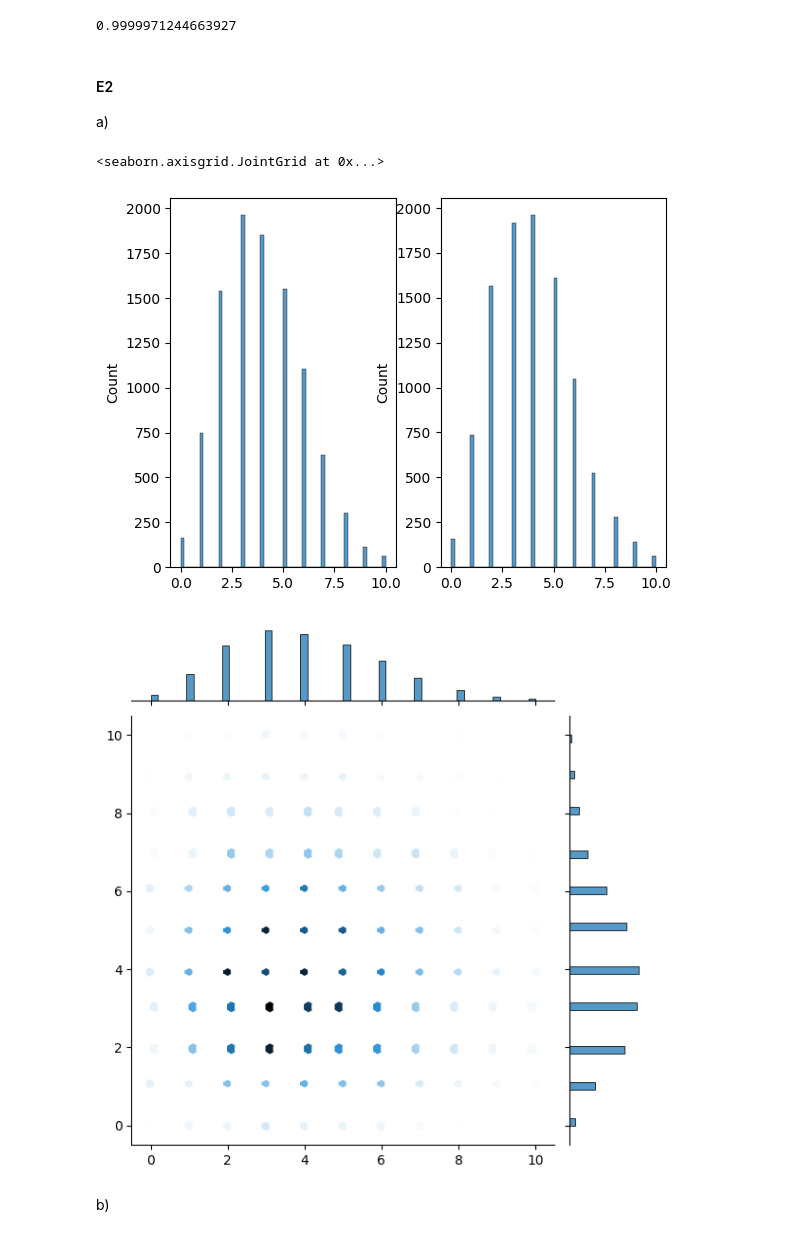
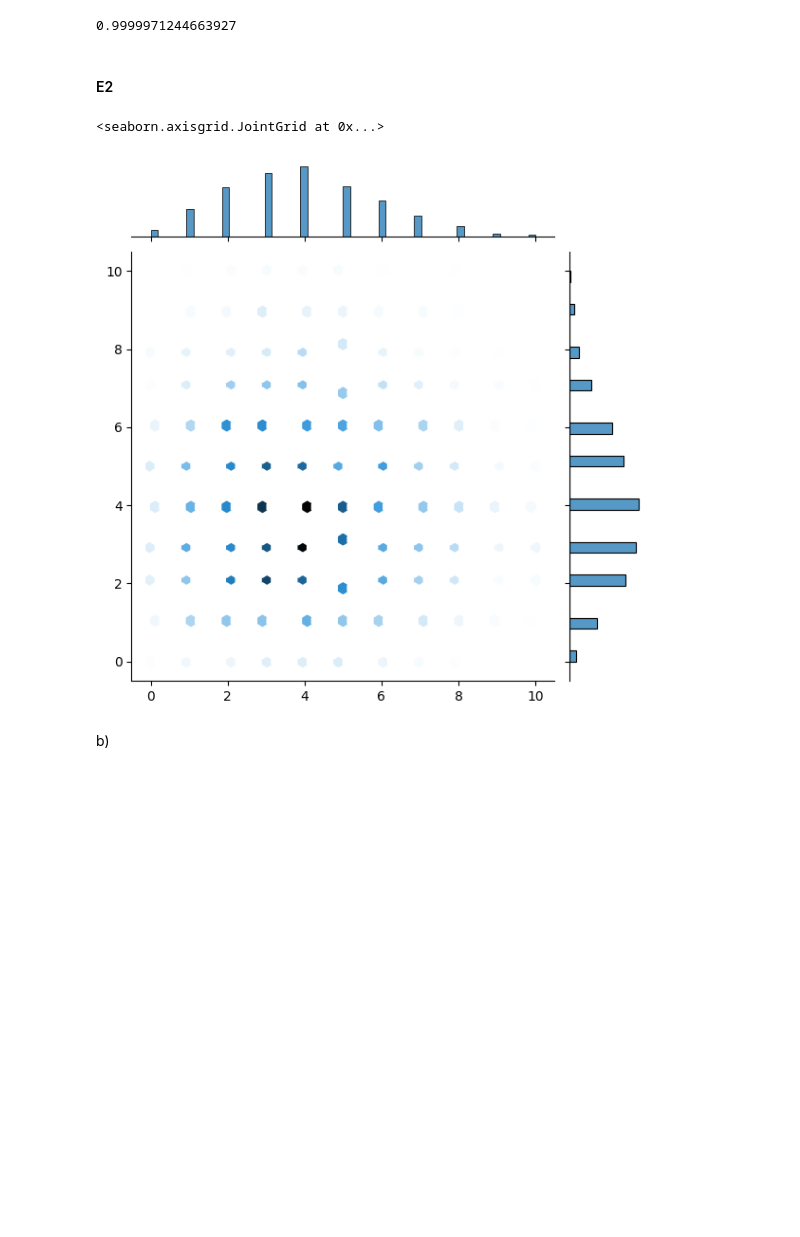
Before and after one commit to Las02/Stocastic_opgaver, a Jupyter notebook: Lasse/sto.ipynb, the cells around one changed output. Cells and saved outputs as stored; diff of their text form; code cells hidden in the pictures; blank space fills up the shorter version.

```diff
--- a/Lasse/sto.ipynb
+++ b/Lasse/sto.ipynb
@@ -417,42 +421,42 @@ ic| 1 - scipy.stats.chi2.cdf(x = T, df = df): 0.9999971244663927
 0.9999971244663927
 # %% [markdown]
 #### E2
-a)
 # %%
 
 %reset -f
 import numpy as np, scipy, math, seaborn as sns
 import matplotlib.pyplot as plt
 from icecream import ic
 # Setting the parameters from E4
 A =  4
 m = 10
 
 # The funciton to simulate
+# In this case it takes two values instead of one
 g = lambda i,j : ((A**i)/ math.factorial(i)) * ((A**j)/ math.factorial(j))
 
 x_old = [1,2] # initial value
 x_list1 = [x_old[0]]
 x_list2 = [x_old[1]]
 i_list = [0]
 
 n = 10_000
 for i in range(1, n+1):
     x_new = np.random.randint(size=2, low=0, high=m+1)
     a = g(x_new[0], x_new[1])/g(x_old[0], x_old[1])
     u = np.random.uniform()
     # Accepting or rejecting the new value
     if u <= a:
         x_old = x_new
     x_list1.append(x_old[0])
     x_list2.append(x_old[1])
     i_list.append(i)
 
-fig, ax = plt.subplots(1,2)
-sns.histplot(x_list1, ax=ax[0])
-sns.histplot(x_list2, ax=ax[1])
+# Plotting the distribution
 sns.jointplot(x=x_list1, y=x_list2, kind="hex")
+# In this case we can see the values in 2d.
+# And we can see that the methods works with
+# several values
 # %% [output]
 <seaborn.axisgrid.JointGrid at 0x...>
-[figure, old version]
+[figure, new version]
-[figure, removed]
```
Also changed, not shown: parts of 8 cells of this notebook, 1 other file.
